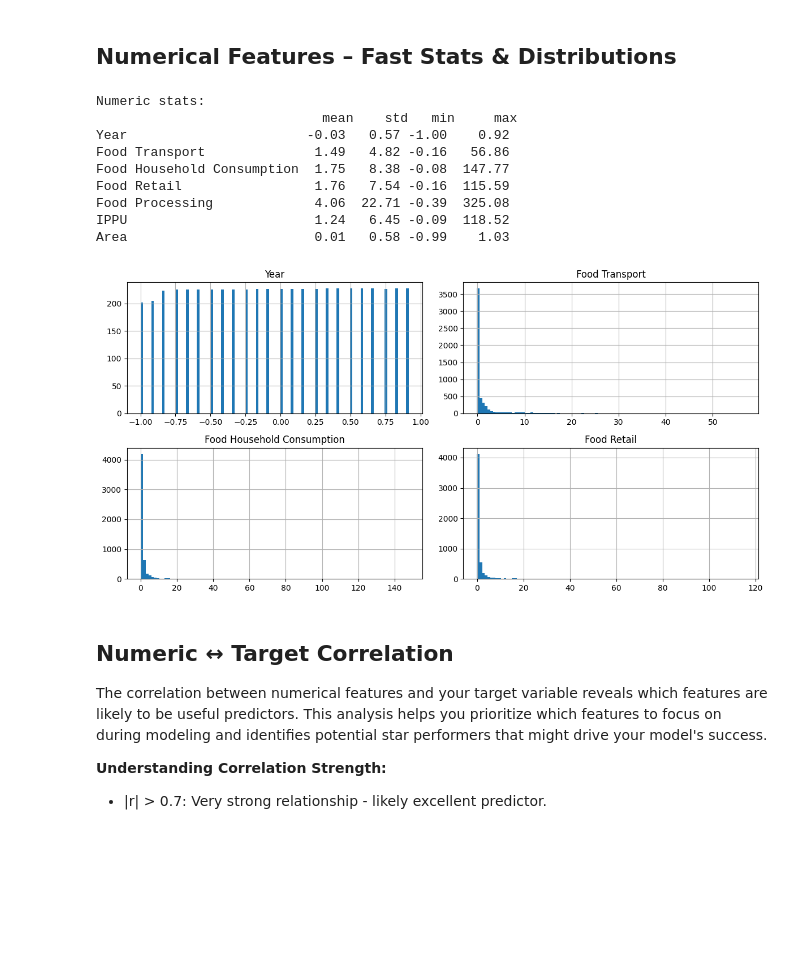
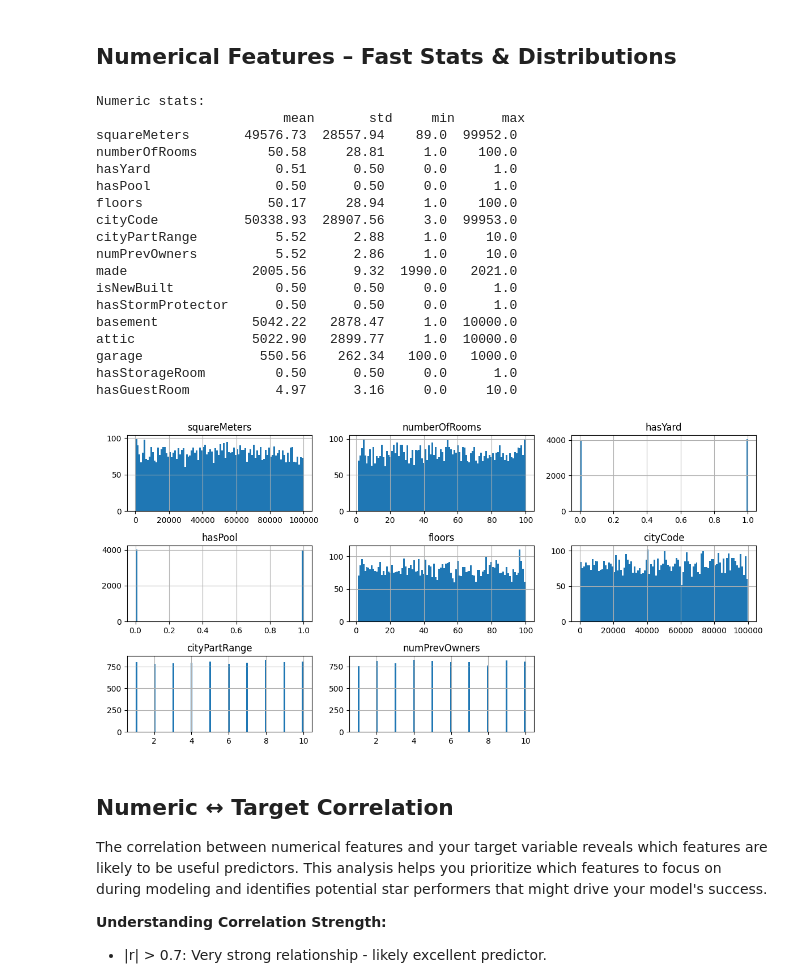
Before and after one commit to lukasbals/tomorrow-university, a Jupyter notebook: 10_regression/sustainability-predictor/notebooks/05_exploratory_data_analysis.ipynb, the cells around one changed output. Drawn from its saved outputs; the diff is of its cells as text; code cells hidden in the pictures; blank space fills up the shorter version.

```diff
--- a/10_regression/sustainability-predictor/notebooks/05_exploratory_data_analysis.ipynb
+++ b/10_regression/sustainability-predictor/notebooks/05_exploratory_data_analysis.ipynb
@@ -181,24 +184,33 @@ max                      3.14
 # %%
 num_cols = X_train.select_dtypes("number").columns
 print(
     "Numeric stats:\n",
     X_train[num_cols].describe().T[["mean", "std", "min", "max"]].round(2),
 )
 # Plot first 4 histograms*
-X_train[num_cols[:4]].hist(bins=100, figsize=(12, 6))
+X_train[num_cols[:8]].hist(bins=100, figsize=(12, 6))
 plt.tight_layout()
 plt.show()
 # %% [output]
 Numeric stats:
-                             mean    std   min     max
-Year                       -0.03   0.57 -1.00    0.92
-Food Transport              1.49   4.82 -0.16   56.86
-Food Household Consumption  1.75   8.38 -0.08  147.77
-Food Retail                 1.76   7.54 -0.16  115.59
-Food Processing             4.06  22.71 -0.39  325.08
-IPPU                        1.24   6.45 -0.09  118.52
-Area                        0.01   0.58 -0.99    1.03
+                        mean       std     min      max
+squareMeters       49576.73  28557.94    89.0  99952.0
+numberOfRooms         50.58     28.81     1.0    100.0
+hasYard                0.51      0.50     0.0      1.0
+hasPool                0.50      0.50     0.0      1.0
+floors                50.17     28.94     1.0    100.0
+cityCode           50338.93  28907.56     3.0  99953.0
+cityPartRange          5.52      2.88     1.0     10.0
+numPrevOwners          5.52      2.86     1.0     10.0
+made                2005.56      9.32  1990.0   2021.0
+isNewBuilt             0.50      0.50     0.0      1.0
+hasStormProtector      0.50      0.50     0.0      1.0
+basement            5042.22   2878.47     1.0  10000.0
+attic               5022.90   2899.77     1.0  10000.0
+garage               550.56    262.34   100.0   1000.0
+hasStorageRoom         0.50      0.50     0.0      1.0
+hasGuestRoom           4.97      3.16     0.0     10.0
-[figure, old version]
+[figure, new version]
 # %% [markdown]
 ## Numeric ↔ Target Correlation
 
```
Also changed, not shown: parts of 10 cells of this notebook, 13 other files.
